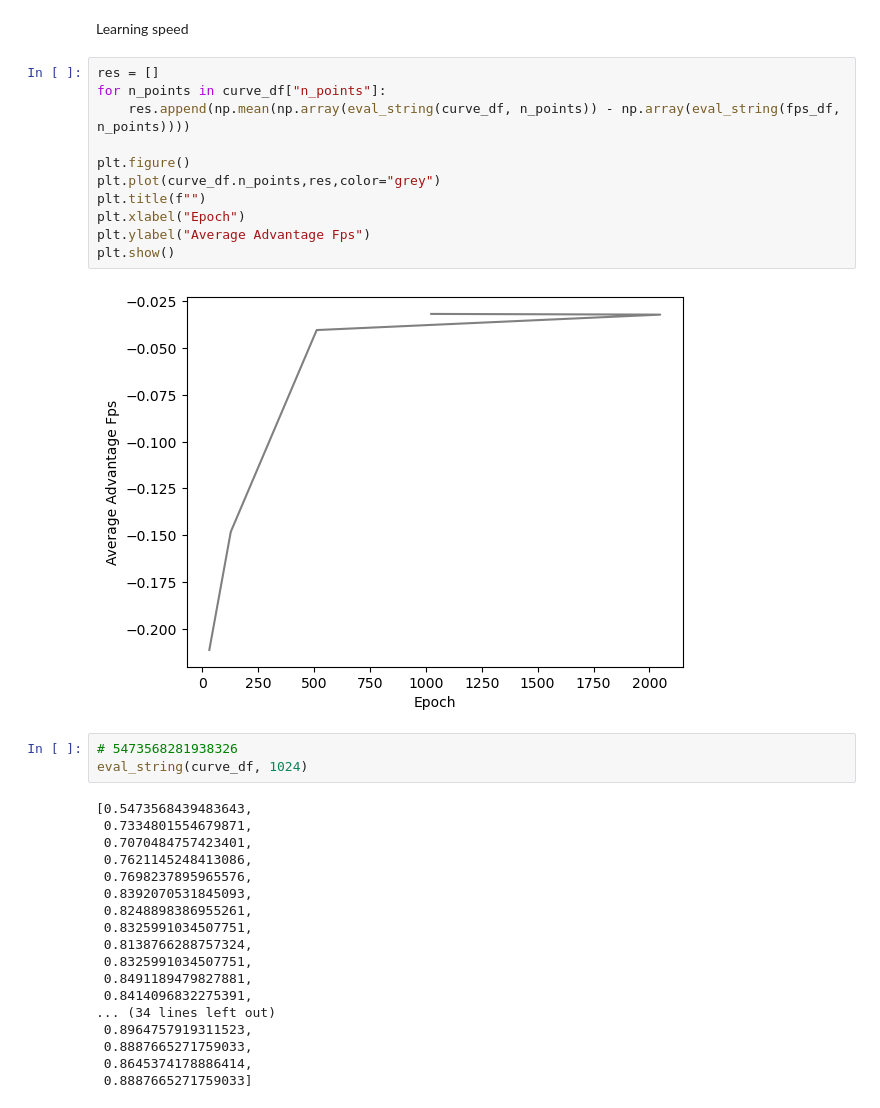
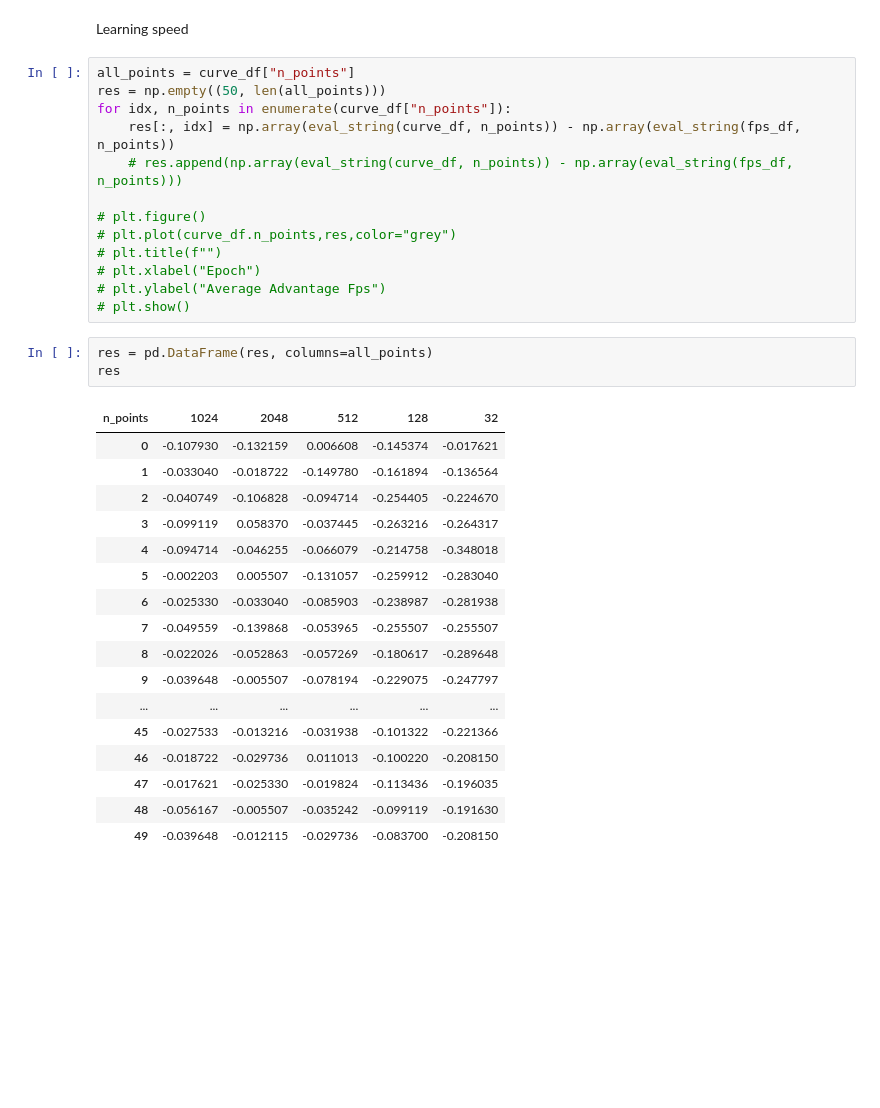
Before and after one commit to PaulHosek/Pointnet3, a Jupyter notebook: compare_models.ipynb, the cells around one changed output. Cells and saved outputs as stored; diff of their text form; blank space fills up the shorter version.

```diff
--- a/compare_models.ipynb
+++ b/compare_models.ipynb
@@ -72,36 +72,36 @@ plt.show()
 # %% [markdown]
 Learning speed
 # %%
-res = []
-for n_points in curve_df["n_points"]:
-    res.append(np.mean(np.array(eval_string(curve_df, n_points)) - np.array(eval_string(fps_df, n_points))))
+all_points = curve_df["n_points"]
+res = np.empty((50, len(all_points)))
+for idx, n_points in enumerate(curve_df["n_points"]):
+    res[:, idx] = np.array(eval_string(curve_df, n_points)) - np.array(eval_string(fps_df, n_points))
+    # res.append(np.array(eval_string(curve_df, n_points)) - np.array(eval_string(fps_df, n_points)))
 
-plt.figure()
-plt.plot(curve_df.n_points,res,color="grey")
-plt.title(f"")
-plt.xlabel("Epoch")
-plt.ylabel("Average Advantage Fps")
-plt.show()
+# plt.figure()
+# plt.plot(curve_df.n_points,res,color="grey")
+# plt.title(f"")
+# plt.xlabel("Epoch")
+# plt.ylabel("Average Advantage Fps")
+# plt.show()
-# %% [output]
-[figure, removed]
-# %%
-# 5473568281938326
-eval_string(curve_df, 1024)
-# %% [output]
-[0.5473568439483643,
- 0.7334801554679871,
- 0.7070484757423401,
- 0.7621145248413086,
- 0.7698237895965576,
- 0.8392070531845093,
- 0.8248898386955261,
- 0.8325991034507751,
- 0.8138766288757324,
- 0.8325991034507751,
- 0.8491189479827881,
- 0.8414096832275391,
-... (34 lines left out)
- 0.8964757919311523,
- 0.8887665271759033,
- 0.8645374178886414,
- 0.8887665271759033]
+# %%
+res = pd.DataFrame(res, columns=all_points)
+res
+# %% [output]
+| n_points | 1024 | 2048 | 512 | 128 | 32 |
+| 0 | -0.107930 | -0.132159 | 0.006608 | -0.145374 | -0.017621 |
+| 1 | -0.033040 | -0.018722 | -0.149780 | -0.161894 | -0.136564 |
+| 2 | -0.040749 | -0.106828 | -0.094714 | -0.254405 | -0.224670 |
+| 3 | -0.099119 | 0.058370 | -0.037445 | -0.263216 | -0.264317 |
+| 4 | -0.094714 | -0.046255 | -0.066079 | -0.214758 | -0.348018 |
+| 5 | -0.002203 | 0.005507 | -0.131057 | -0.259912 | -0.283040 |
+| 6 | -0.025330 | -0.033040 | -0.085903 | -0.238987 | -0.281938 |
+| 7 | -0.049559 | -0.139868 | -0.053965 | -0.255507 | -0.255507 |
+| 8 | -0.022026 | -0.052863 | -0.057269 | -0.180617 | -0.289648 |
+| 9 | -0.039648 | -0.005507 | -0.078194 | -0.229075 | -0.247797 |
+| ... | ... | ... | ... | ... | ... |
+| 45 | -0.027533 | -0.013216 | -0.031938 | -0.101322 | -0.221366 |
+| 46 | -0.018722 | -0.029736 | 0.011013 | -0.100220 | -0.208150 |
+| 47 | -0.017621 | -0.025330 | -0.019824 | -0.113436 | -0.196035 |
+| 48 | -0.056167 | -0.005507 | -0.035242 | -0.099119 | -0.191630 |
+| 49 | -0.039648 | -0.012115 | -0.029736 | -0.083700 | -0.208150 |
```
Also changed, not shown: parts of 2 cells of this notebook, 4 other files.
